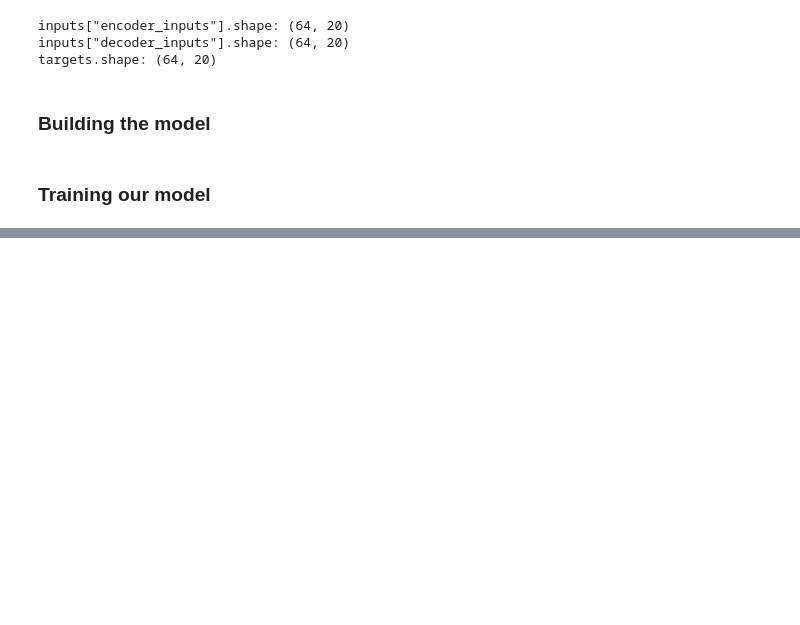
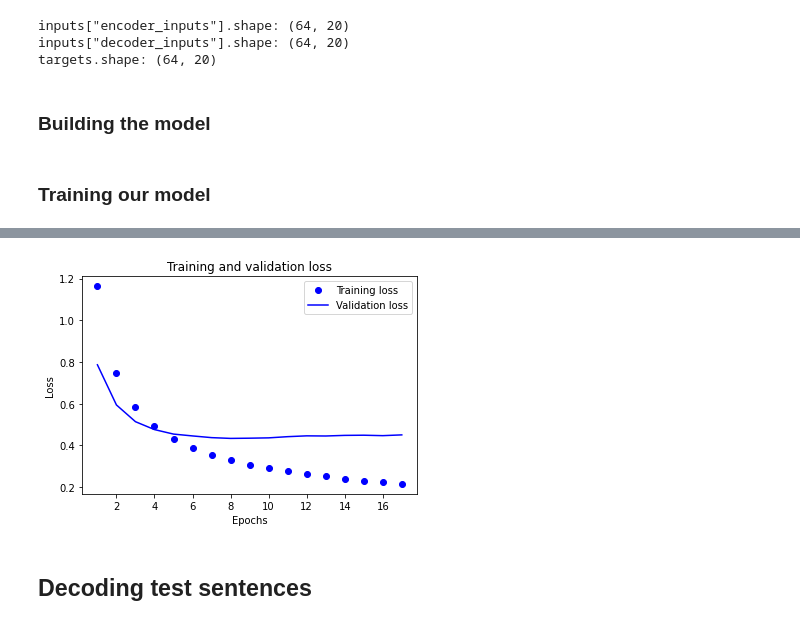
Before and after one commit to srk-practicum/2022-knu-nlp, a Jupyter notebook: step_5.ipynb, the cells around one changed output, grey strips where cells are left out. Saved outputs shown, nothing was run; the diff lists cells and outputs as text; code cells hidden in the pictures; blank space fills up the shorter version.

Commit message:
Ukrainian-to-English translation with Transformer

```diff
--- a/step_5.ipynb
+++ b/step_5.ipynb
@@ -83,7 +91,9 @@ def custom_standardization(input_string):
 
 
 eng_vectorization = TextVectorization(
-    max_tokens=vocab_size, output_mode="int", output_sequence_length=sequence_length,
+    max_tokens=vocab_size,
+    output_mode="int",
+    output_sequence_length=sequence_length,
 )
 ukr_vectorization = TextVectorization(
     max_tokens=vocab_size,
@@ -91,6 +101,7 @@ ukr_vectorization = TextVectorization(
     output_sequence_length=sequence_length + 1,
     standardize=custom_standardization,
 )
+
 train_eng_texts = [pair[0] for pair in train_pairs]
 train_ukr_texts = [pair[1] for pair in train_pairs]
 eng_vectorization.adapt(train_eng_texts)
@@ -234,14 +290,24 @@ class TransformerDecoder(layers.Layer):
 # %%
+# Next, we assemble the end-to-end model.
+
 embed_dim = 128
 latent_dim = 2048
 num_heads = 8
 
-encoder_inputs = keras.Input(shape=(None,), dtype="int64", name="encoder_inputs")
+encoder_inputs = keras.Input(
+    shape=(None,),
+    dtype="int64",
+    name="encoder_inputs"
+)
 x = PositionalEmbedding(sequence_length, vocab_size, embed_dim)(encoder_inputs)
 encoder_outputs = TransformerEncoder(embed_dim, latent_dim, num_heads)(x)
 encoder = keras.Model(encoder_inputs, encoder_outputs)
 
-decoder_inputs = keras.Input(shape=(None,), dtype="int64", name="decoder_inputs")
+decoder_inputs = keras.Input(
+    shape=(None,),
+    dtype="int64",
+    name="decoder_inputs"
+)
 encoded_seq_inputs = keras.Input(shape=(None, embed_dim), name="decoder_state_inputs")
 x = PositionalEmbedding(sequence_length, vocab_size, embed_dim)(decoder_inputs)
 x = TransformerDecoder(embed_dim, latent_dim, num_heads)(x, encoded_seq_inputs)
@@ -251,16 +317,19 @@ decoder = keras.Model([decoder_inputs, encoded_seq_inputs], decoder_outputs)
 
 decoder_outputs = decoder([decoder_inputs, encoder_outputs])
 transformer = keras.Model(
-    [encoder_inputs, decoder_inputs], decoder_outputs, name="transformer"
+    [encoder_inputs, decoder_inputs],
+    decoder_outputs,
+    name="transformer"
 )
 # %% [markdown]
 ### Training our model
 # %%
-epochs = 1
+epochs = 17
 
-transformer.summary()
 transformer.compile(
-    "rmsprop", loss="sparse_categorical_crossentropy", metrics=["accuracy"]
+    optimizer = "adam",
+    loss = "sparse_categorical_crossentropy",
+    metrics = ["accuracy"]
 )
 transformer.fit(train_ds, epochs=epochs, validation_data=val_ds)
 # %% [output]
@@ -285 +374,17 @@ ________________________________________________________________________________
+# %%
+history_dict = transformer.history.history
+loss_values = history_dict["loss"]
+val_loss_values = history_dict["val_loss"]
+epochs = range(1, len(loss_values) + 1)
+plt.plot(epochs, loss_values, "bo", label="Training loss")
+plt.plot(epochs, val_loss_values, "b", label="Validation loss")
+plt.title("Training and validation loss")
+plt.xlabel("Epochs")
+plt.ylabel("Loss")
+plt.legend()
+plt.show()
+# %% [output]
+[figure, added]
+# %% [markdown]
+## Decoding test sentences
 # %%
```
Also changed, not shown: parts of 21 cells of this notebook.
